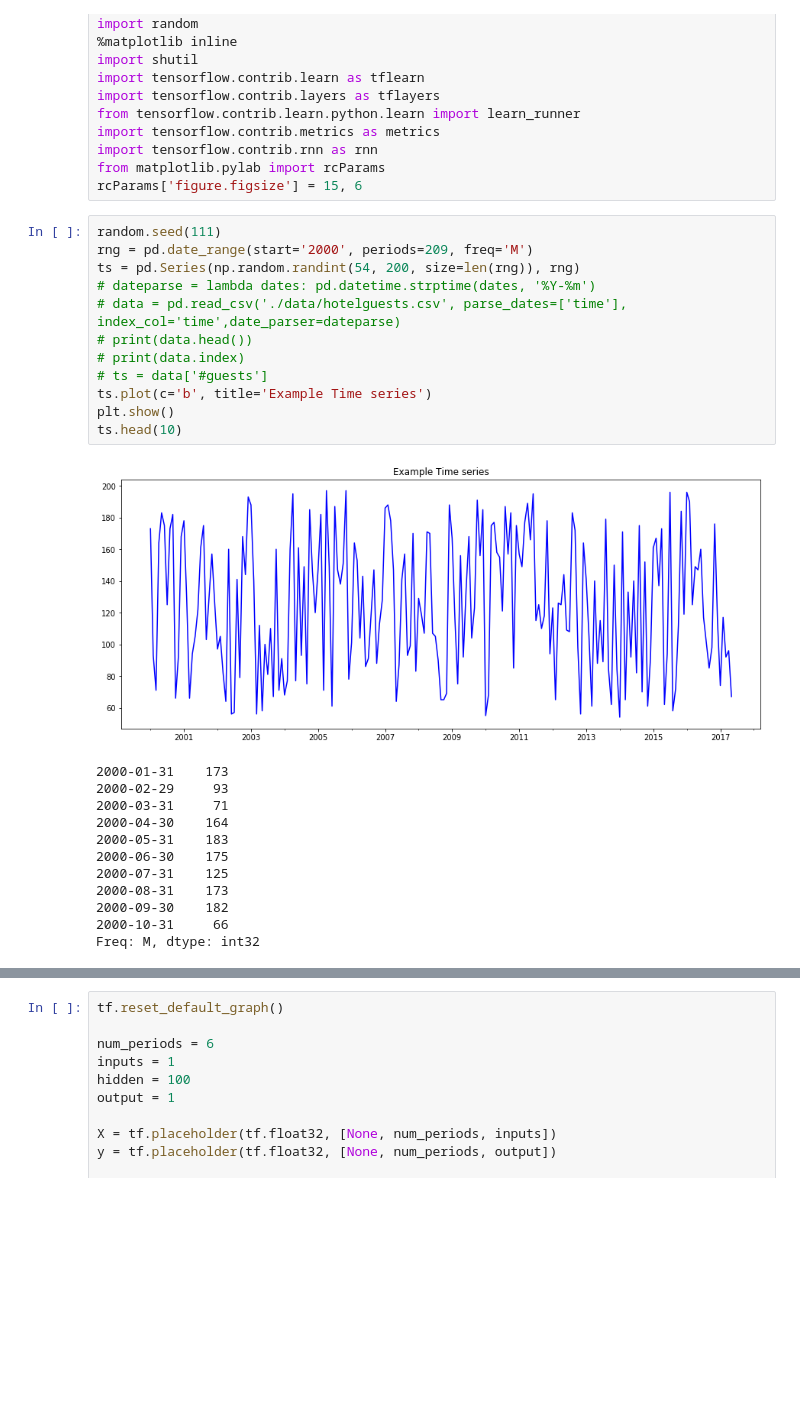
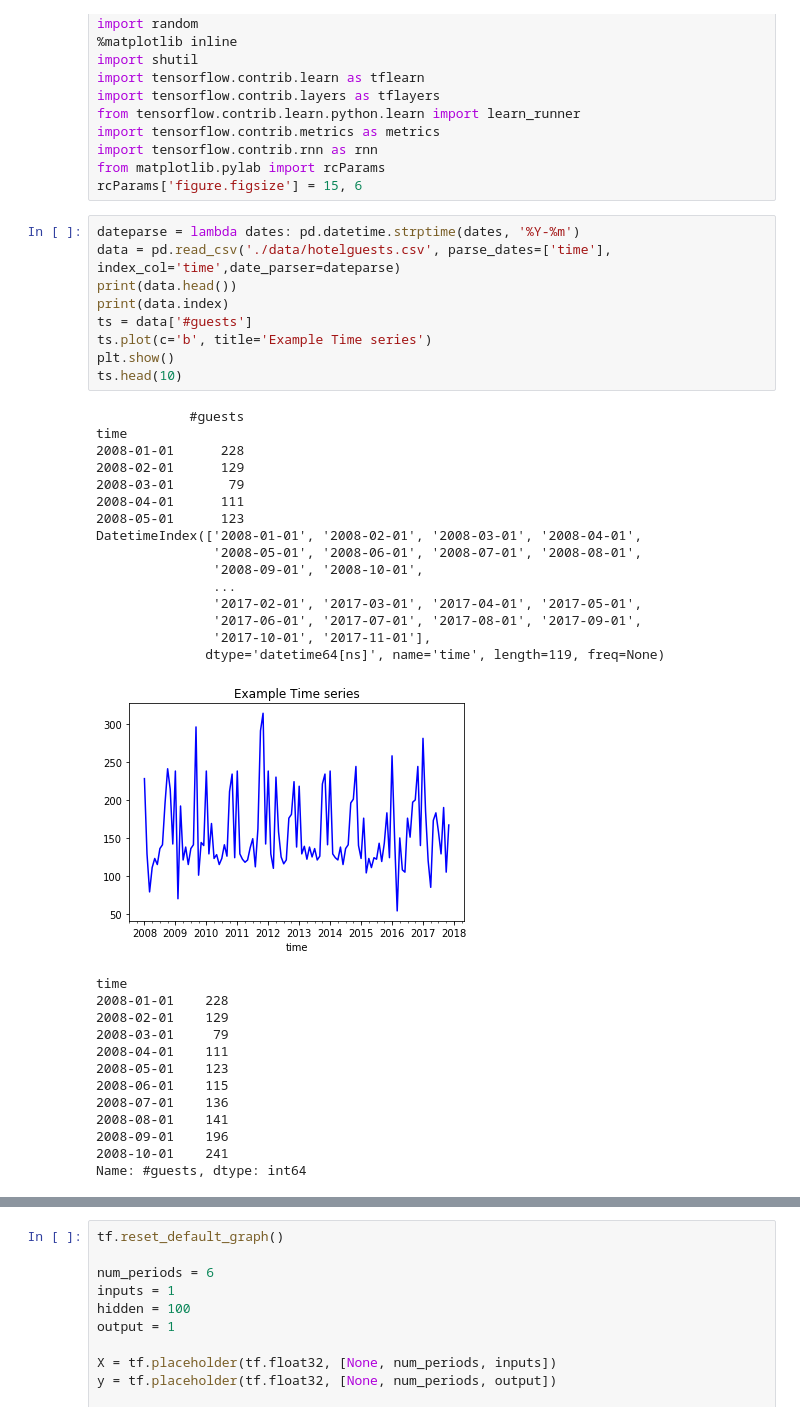
Before and after one commit to cristzelada/Tesis, a Jupyter notebook: ann.ipynb, the cells around one changed output, grey strips where cells are left out. Saved outputs shown, nothing was run; the diff lists cells and outputs as text; blank space fills up the shorter version.

```diff
--- a/ann.ipynb
+++ b/ann.ipynb
@@ -16,30 +16,43 @@ import tensorflow.contrib.rnn as rnn
 from matplotlib.pylab import rcParams
 rcParams['figure.figsize'] = 15, 6
 # %%
-random.seed(111)
-rng = pd.date_range(start='2000', periods=209, freq='M')
-ts = pd.Series(np.random.randint(54, 200, size=len(rng)), rng)
-# dateparse = lambda dates: pd.datetime.strptime(dates, '%Y-%m')
-# data = pd.read_csv('./data/hotelguests.csv', parse_dates=['time'], index_col='time',date_parser=dateparse)
-# print(data.head())
-# print(data.index)
-# ts = data['#guests']
+dateparse = lambda dates: pd.datetime.strptime(dates, '%Y-%m')
+data = pd.read_csv('./data/hotelguests.csv', parse_dates=['time'], index_col='time',date_parser=dateparse)
+print(data.head())
+print(data.index)
+ts = data['#guests']
 ts.plot(c='b', title='Example Time series')
 plt.show()
 ts.head(10)
 # %% [output]
+            #guests
+time
+2008-01-01      228
+2008-02-01      129
+2008-03-01       79
+2008-04-01      111
+2008-05-01      123
+DatetimeIndex(['2008-01-01', '2008-02-01', '2008-03-01', '2008-04-01',
+               '2008-05-01', '2008-06-01', '2008-07-01', '2008-08-01',
+               '2008-09-01', '2008-10-01',
+               ...
+               '2017-02-01', '2017-03-01', '2017-04-01', '2017-05-01',
+               '2017-06-01', '2017-07-01', '2017-08-01', '2017-09-01',
+               '2017-10-01', '2017-11-01'],
+              dtype='datetime64[ns]', name='time', length=119, freq=None)
-[figure, old version]
+[figure, new version]
-2000-01-31    173
-2000-02-29     93
-2000-03-31     71
-2000-04-30    164
-2000-05-31    183
-2000-06-30    175
-2000-07-31    125
-2000-08-31    173
-2000-09-30    182
-2000-10-31     66
-Freq: M, dtype: int32
+time
+2008-01-01    228
+2008-02-01    129
+2008-03-01     79
+2008-04-01    111
+2008-05-01    123
+2008-06-01    115
+2008-07-01    136
+2008-08-01    141
+2008-09-01    196
+2008-10-01    241
+Name: #guests, dtype: int64
 # %%
 TS = np.array(ts)
 num_periods = 6
```
Also changed, not shown: parts of 4 cells of this notebook, 9 other files.
